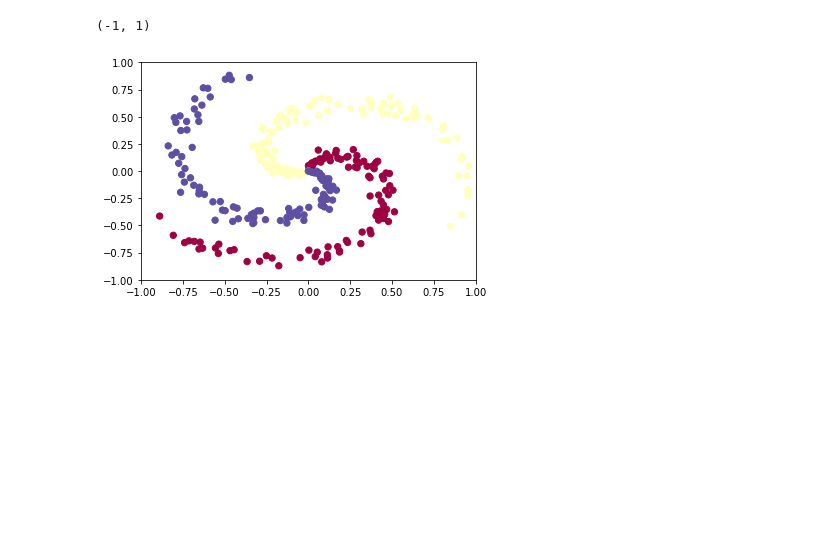
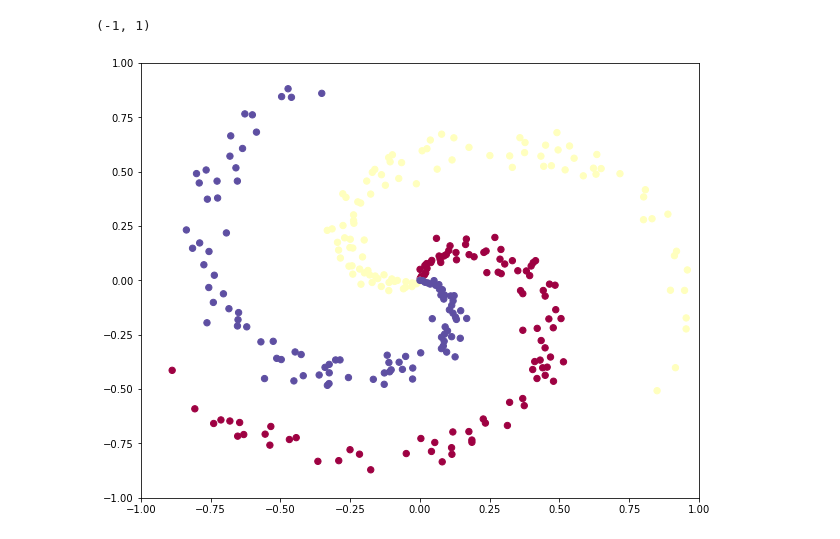
Before and after one commit to hizhangqiyu/CS224n-Natural-Language-Processing-with-Deep-Learning, a Jupyter notebook: example/gradient_vanishing.ipynb, the cells around one changed output. Drawn from its saved outputs; the diff is of its cells as text; code cells hidden in the pictures; blank space fills up the shorter version.

```diff
--- a/example/gradient_vanishing.ipynb
+++ b/example/gradient_vanishing.ipynb
@@ -3,25 +4,31 @@
 # %%
 import numpy as np
 import matplotlib.pyplot as plt
 %matplotlib inline
+plt.rcParams['figure.figsize'] = (10.0, 8.0) # set default size of plots
+plt.rcParams['image.interpolation'] = 'nearest'
+plt.rcParams['image.cmap'] = 'gray'
 
 np.random.seed(0)
+
 N = 100 # number of points per class
 D = 2 # dimensionality
 K = 3 # number of classes
+
 X = np.zeros((N*K,D))
-num_train_examples = X.shape[0]
 y = np.zeros(N*K, dtype='uint8')
+
 for j in range(K):
   ix = range(N*j,N*(j+1))
   r = np.linspace(0.0,1,N) # radius
   t = np.linspace(j*4,(j+1)*4,N) + np.random.randn(N)*0.2 # theta
   X[ix] = np.c_[r*np.sin(t), r*np.cos(t)]
   y[ix] = j
+
 fig = plt.figure()
 plt.scatter(X[:, 0], X[:, 1], c=y, s=40, cmap=plt.cm.Spectral)
 plt.xlim([-1,1])
 plt.ylim([-1,1])
 # %% [output]
 (-1, 1)
-[figure, old version]
+[figure, new version]
```
Also changed, not shown: parts of 3 cells of this notebook.
